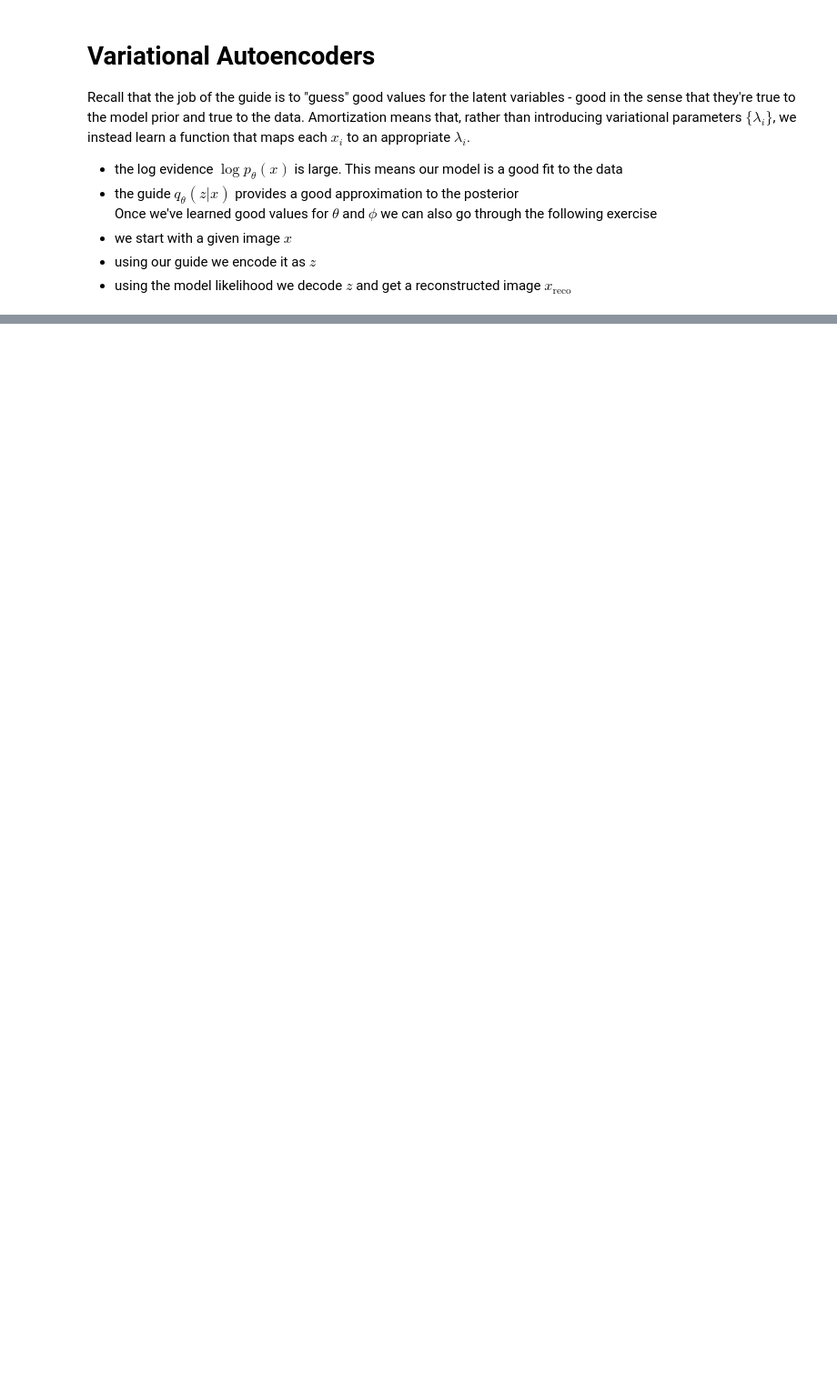
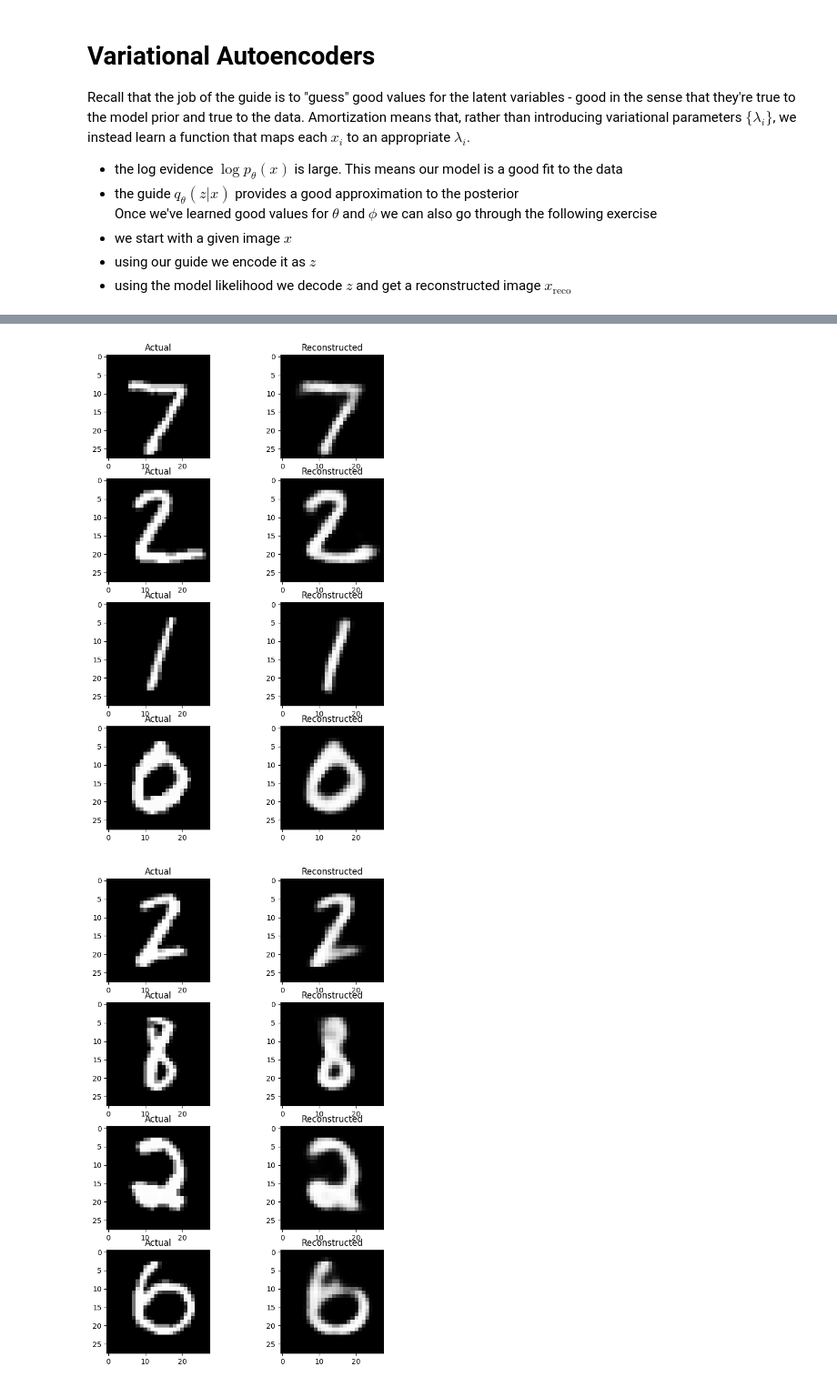
Before and after one commit to cb11711211/pMHC-TCR-binding-prediction, a Jupyter notebook: prediction_model/pyro_tutor.ipynb, the cells around one changed output, grey strips where cells are left out. Shown at 91% size. Saved outputs shown, nothing was run; the diff lists cells and outputs as text; code cells hidden in the pictures; blank space fills up the shorter version.

```diff
--- a/prediction_model/pyro_tutor.ipynb
+++ b/prediction_model/pyro_tutor.ipynb
@@ -1094,0 +1146,25 @@ test_frequency = 5
+# %%
+# show the reconstructed image
+def show_reconstructed_img(vae, x, use_cuda=False):
+    if use_cuda:
+        x = x.cuda()
+    with torch.no_grad():
+        loc_img = vae.reconstruct_img(x)
+        loc_img = loc_img.reshape(-1, 28, 28)
+        x = x.reshape(-1, 28, 28)
+        plt.figure(figsize=(8, 12))
+        for i in range(4):
+            plt.subplot(4, 2, 2*i + 1)
+            plt.imshow(x[i].cpu().numpy(), cmap="gray")
+            plt.title("Actual")
+            plt.subplot(4, 2, 2*i + 2)
+            plt.imshow(loc_img[i].cpu().numpy(), cmap="gray")
+            plt.title("Reconstructed")
+# %%
+for i, (x, _) in enumerate(test_loader):
+    show_reconstructed_img(vae, x, use_cuda=use_cuda)
+    if i > 5:
+        break
+# %% [output]
+[figure, added]
+[figure, added]
```
Also changed, not shown: parts of 19 cells of this notebook.
